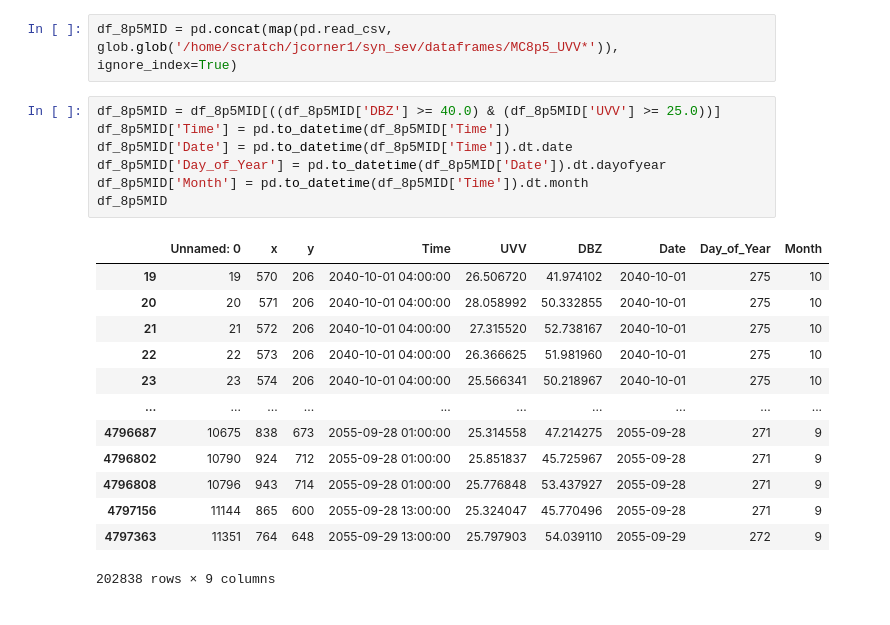
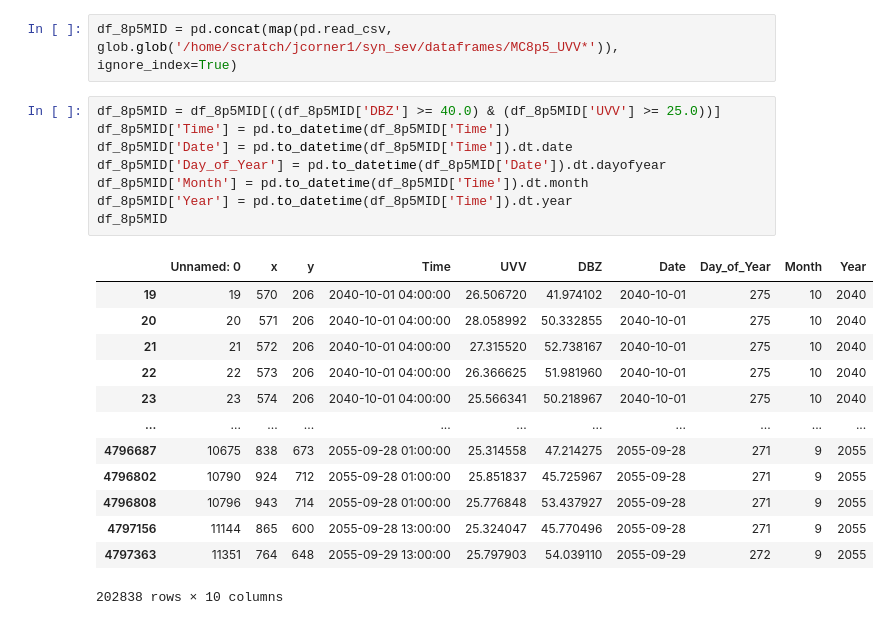
Before and after one commit to jcorner1/SYN_SERV, a Jupyter notebook: Code/Cumu_Sum_Graph.ipynb, the cells around one changed output. Saved outputs shown, nothing was run; the diff lists cells and outputs as text.

```diff
--- a/Code/Cumu_Sum_Graph.ipynb
+++ b/Code/Cumu_Sum_Graph.ipynb
@@ -9,21 +9,22 @@ df_8p5MID = pd.concat(map(pd.read_csv, glob.glob('/home/scratch/jcorner1/syn_sev
 # %%
 df_8p5MID = df_8p5MID[((df_8p5MID['DBZ'] >= 40.0) & (df_8p5MID['UVV'] >= 25.0))]
 df_8p5MID['Time'] = pd.to_datetime(df_8p5MID['Time'])
 df_8p5MID['Date'] = pd.to_datetime(df_8p5MID['Time']).dt.date
 df_8p5MID['Day_of_Year'] = pd.to_datetime(df_8p5MID['Date']).dt.dayofyear
 df_8p5MID['Month'] = pd.to_datetime(df_8p5MID['Time']).dt.month
+df_8p5MID['Year'] = pd.to_datetime(df_8p5MID['Time']).dt.year
 df_8p5MID
 # %% [output]
-|  | Unnamed: 0 | x | y | Time | UVV | DBZ | Date | Day_of_Year | Month |
-| 19 | 19 | 570 | 206 | 2040-10-01 04:00:00 | 26.506720 | 41.974102 | 2040-10-01 | 275 | 10 |
-| 20 | 20 | 571 | 206 | 2040-10-01 04:00:00 | 28.058992 | 50.332855 | 2040-10-01 | 275 | 10 |
-| 21 | 21 | 572 | 206 | 2040-10-01 04:00:00 | 27.315520 | 52.738167 | 2040-10-01 | 275 | 10 |
-| 22 | 22 | 573 | 206 | 2040-10-01 04:00:00 | 26.366625 | 51.981960 | 2040-10-01 | 275 | 10 |
-| 23 | 23 | 574 | 206 | 2040-10-01 04:00:00 | 25.566341 | 50.218967 | 2040-10-01 | 275 | 10 |
-| ... | ... | ... | ... | ... | ... | ... | ... | ... | ... |
-| 4796687 | 10675 | 838 | 673 | 2055-09-28 01:00:00 | 25.314558 | 47.214275 | 2055-09-28 | 271 | 9 |
-| 4796802 | 10790 | 924 | 712 | 2055-09-28 01:00:00 | 25.851837 | 45.725967 | 2055-09-28 | 271 | 9 |
-| 4796808 | 10796 | 943 | 714 | 2055-09-28 01:00:00 | 25.776848 | 53.437927 | 2055-09-28 | 271 | 9 |
-| 4797156 | 11144 | 865 | 600 | 2055-09-28 13:00:00 | 25.324047 | 45.770496 | 2055-09-28 | 271 | 9 |
-| 4797363 | 11351 | 764 | 648 | 2055-09-29 13:00:00 | 25.797903 | 54.039110 | 2055-09-29 | 272 | 9 |
+|  | Unnamed: 0 | x | y | Time | UVV | DBZ | Date | Day_of_Year | Month | Year |
+| 19 | 19 | 570 | 206 | 2040-10-01 04:00:00 | 26.506720 | 41.974102 | 2040-10-01 | 275 | 10 | 2040 |
+| 20 | 20 | 571 | 206 | 2040-10-01 04:00:00 | 28.058992 | 50.332855 | 2040-10-01 | 275 | 10 | 2040 |
+| 21 | 21 | 572 | 206 | 2040-10-01 04:00:00 | 27.315520 | 52.738167 | 2040-10-01 | 275 | 10 | 2040 |
+| 22 | 22 | 573 | 206 | 2040-10-01 04:00:00 | 26.366625 | 51.981960 | 2040-10-01 | 275 | 10 | 2040 |
+| 23 | 23 | 574 | 206 | 2040-10-01 04:00:00 | 25.566341 | 50.218967 | 2040-10-01 | 275 | 10 | 2040 |
+| ... | ... | ... | ... | ... | ... | ... | ... | ... | ... | ... |
+| 4796687 | 10675 | 838 | 673 | 2055-09-28 01:00:00 | 25.314558 | 47.214275 | 2055-09-28 | 271 | 9 | 2055 |
+| 4796802 | 10790 | 924 | 712 | 2055-09-28 01:00:00 | 25.851837 | 45.725967 | 2055-09-28 | 271 | 9 | 2055 |
+| 4796808 | 10796 | 943 | 714 | 2055-09-28 01:00:00 | 25.776848 | 53.437927 | 2055-09-28 | 271 | 9 | 2055 |
+| 4797156 | 11144 | 865 | 600 | 2055-09-28 13:00:00 | 25.324047 | 45.770496 | 2055-09-28 | 271 | 9 | 2055 |
+| 4797363 | 11351 | 764 | 648 | 2055-09-29 13:00:00 | 25.797903 | 54.039110 | 2055-09-29 | 272 | 9 | 2055 |
-202838 rows × 9 columns
+202838 rows × 10 columns
```
Also changed, not shown: parts of 5 cells of this notebook, 7 other files.
